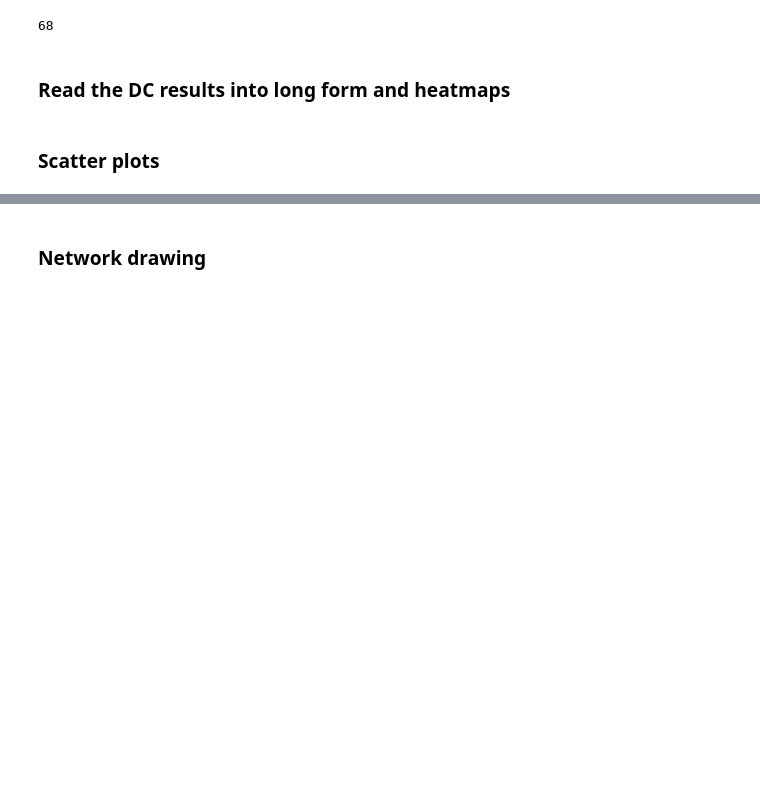
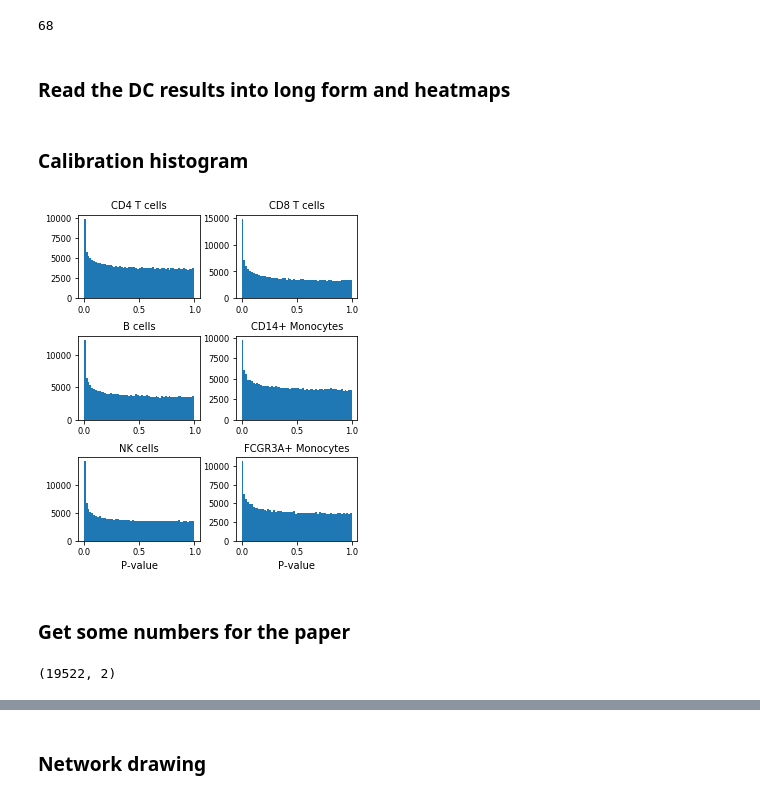
Before and after one commit to yelabucsf/scrna-parameter-estimation, a Jupyter notebook: examples/interferon_stimulation/interferon_signaling_analysis.ipynb, the cells around one changed output, grey strips where cells are left out. Cells and saved outputs as stored; diff of their text form; code cells hidden in the pictures; blank space fills up the shorter version.

```diff
--- a/examples/interferon_stimulation/interferon_signaling_analysis.ipynb
+++ b/examples/interferon_stimulation/interferon_signaling_analysis.ipynb
@@ -244,5 +242,3 @@ for ct in cts:
     ct_dfs.append(ct_df)
 dc_df = pd.concat(ct_dfs)
 dc_df['mag_corr_diff'] = dc_df['corr_2'].abs() - dc_df['corr_1'].abs()
-# %% [markdown]
-### Scatter plots
@@ -250,0 +245,23 @@ a = dc_df.query('tf == "{}" & ct == "{}"'.format(tf, ct))['corr_1']
+# %% [markdown]
+### Calibration histogram
+# %%
+plt.figure(figsize=(5, 6))
+plt.subplots_adjust(hspace=0.45, wspace=0.3)
+
+for idx, ct in enumerate(cts):
+    plt.subplot(3, 2, idx+1)
+    plt.title(ct)
+    data = dc_df.query('ct == "{}"'.format(ct))
+    plt.hist(data['dcorr_pval'], bins=60)
+
+    if idx == 5 or idx == 4:
+        plt.xlabel('P-value')
+plt.savefig('dc_calibration.pdf', bbox_inches='tight')
+# %% [output]
+[figure, added]
+# %% [markdown]
+### Get some numbers for the paper
+# %%
+dc_df.query('dcorr_fdr < 0.1')[['tf', 'gene']].drop_duplicates().shape
+# %% [output]
+(19522, 2)
```
Also changed, not shown: parts of 107 cells of this notebook, 15 other files.
